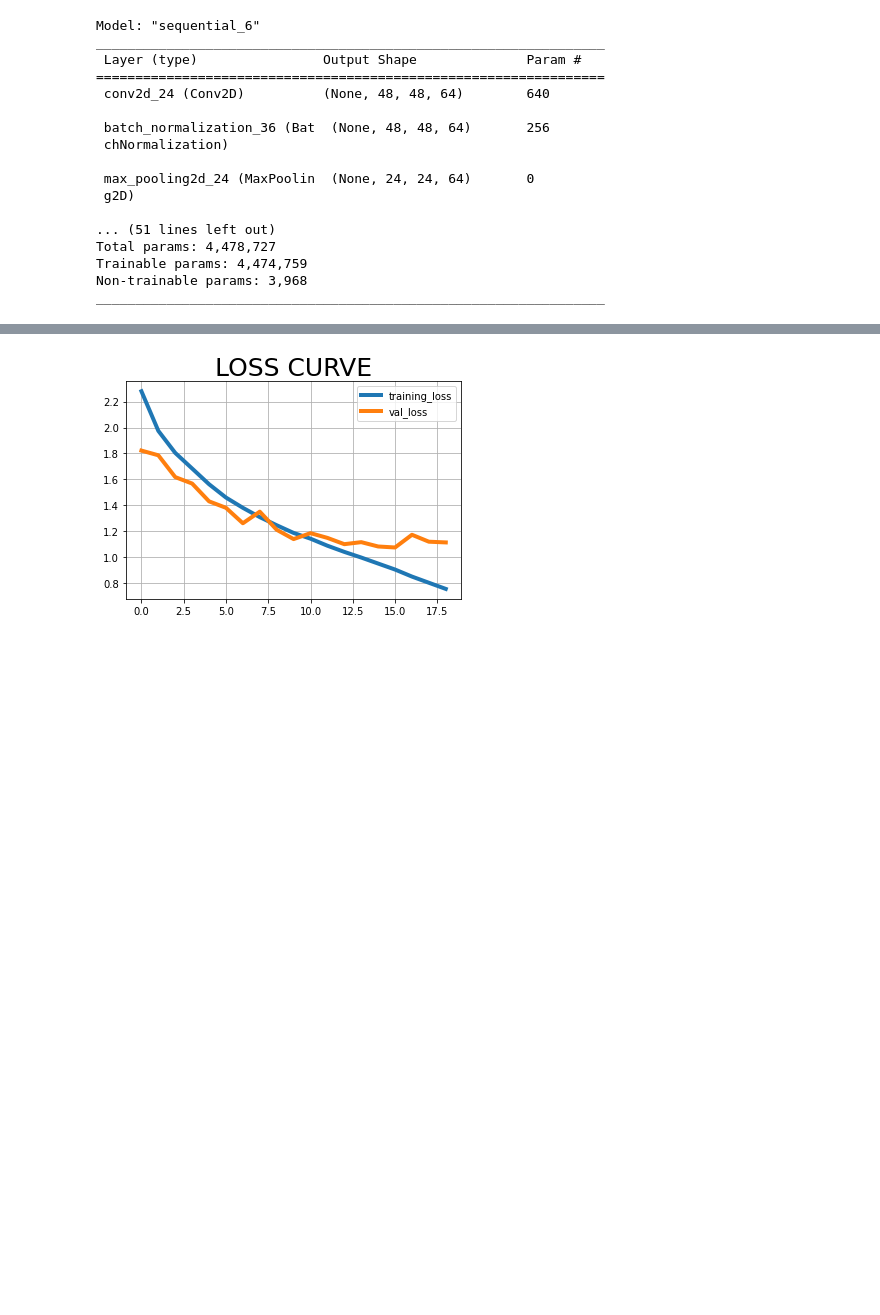
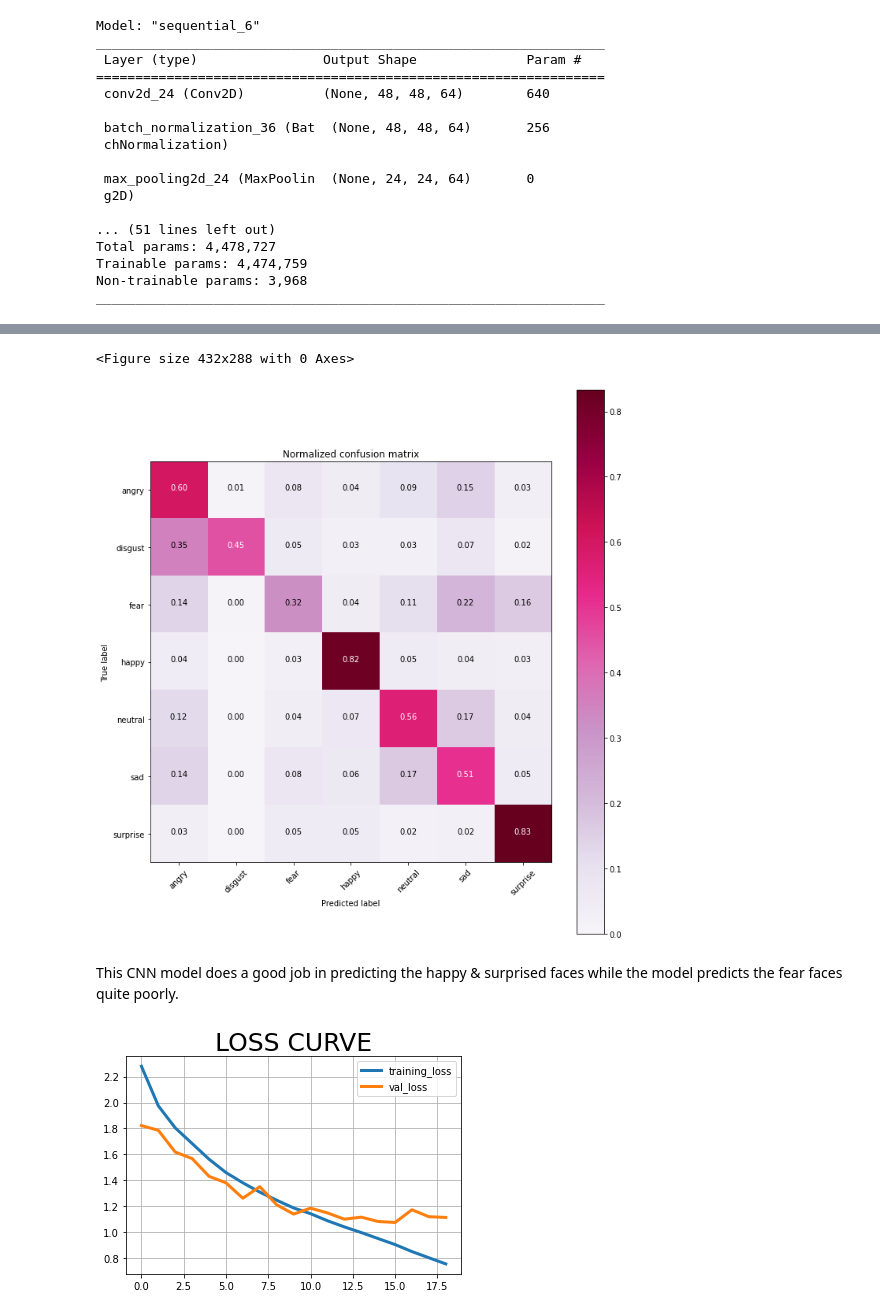
Before and after one commit to Arka1212/Live-Class-Monitoring-System-Face-Emotion-Recognition, a Jupyter notebook: Live_Class_Monitoring_System_(Face_Emotion_Recognition).ipynb, the cells around one changed output, grey strips where cells are left out. Saved outputs shown, nothing was run; the diff lists cells and outputs as text; code cells hidden in the pictures; blank space fills up the shorter version.

```diff
--- a/Live_Class_Monitoring_System_(Face_Emotion_Recognition).ipynb
+++ b/Live_Class_Monitoring_System_(Face_Emotion_Recognition).ipynb
@@ -449,3 +451,10 @@ Total params: 4,478,727
 Trainable params: 4,474,759
 Non-trainable params: 3,968
 _________________________________________________________________
+# %%
+# Prediction For Test Set
+predictions = model_A.predict(test_data)
+
+# Printing Confution Matrix
+cm = confusion_matrix(y_pred = np.argmax(predictions, axis=-1), y_true = test_data.classes)
+cm
@@ -452 +469,47 @@ _________________________________________________________________
+# %%
+# Computing predictions.
+predictions = model_A.predict_generator(generator=test_data)
+y_pred = [np.argmax(probas) for probas in predictions]
+y_test = test_data.classes
+class_names = test_data.class_indices.keys()
+
+
+# Creating function to plot confusion matrix.
+from sklearn.metrics import confusion_matrix
+import itertools
+def plot_confusion_matrix(cm, classes, title='Confusion matrix', cmap = plt.cm.PuRd):
+    cm = cm.astype('float') / cm.sum(axis=1)[:, np.newaxis]
+    plt.figure(figsize=(10,10))
+    plt.imshow(cm, interpolation='nearest', cmap=cmap)
+    plt.title(title)
+    plt.colorbar()
+    tick_marks = np.arange(len(classes))
+    plt.xticks(tick_marks, classes, rotation=45)
+    plt.yticks(tick_marks, classes)
+
+    fmt = '.2f'
+    thresh = cm.max() / 2.
+    for i, j in itertools.product(range(cm.shape[0]), range(cm.shape[1])):
+        plt.text(j, i, format(cm[i, j], fmt),
+                 horizontalalignment="center",
+                 color="white" if cm[i, j] > thresh else "black")
+
+    plt.ylabel('True label')# **Live Class Monitoring System(Face Emotion Recognition)**
+    plt.xlabel('Predicted label')
+    plt.tight_layout()
+    plt.show()
+
+# Compute confusion matrix.
+cnf_matrix = confusion_matrix(y_test, y_pred)
+np.set_printoptions(precision=2)
+
+# Plotting normalized confusion matrix.
+plt.figure()
+plot_confusion_matrix(cnf_matrix,  classes = class_names, title='Normalized confusion matrix')
+plt.show()
+# %% [output]
+<Figure size 432x288 with 0 Axes>
+[figure, added]
+# %% [markdown]
+This CNN model does a good job in predicting the happy & surprised faces while the model predicts the fear faces quite poorly.
 # %%
```
Also changed, not shown: parts of 6 cells of this notebook.
